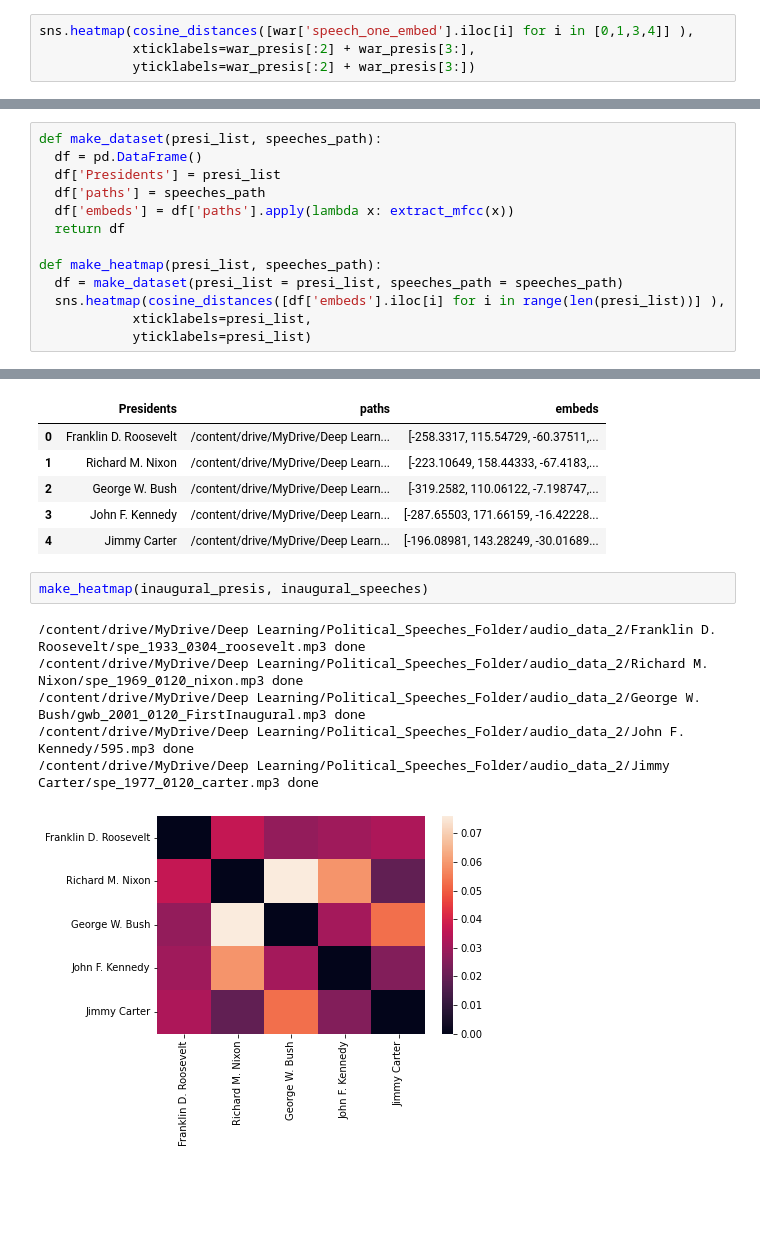
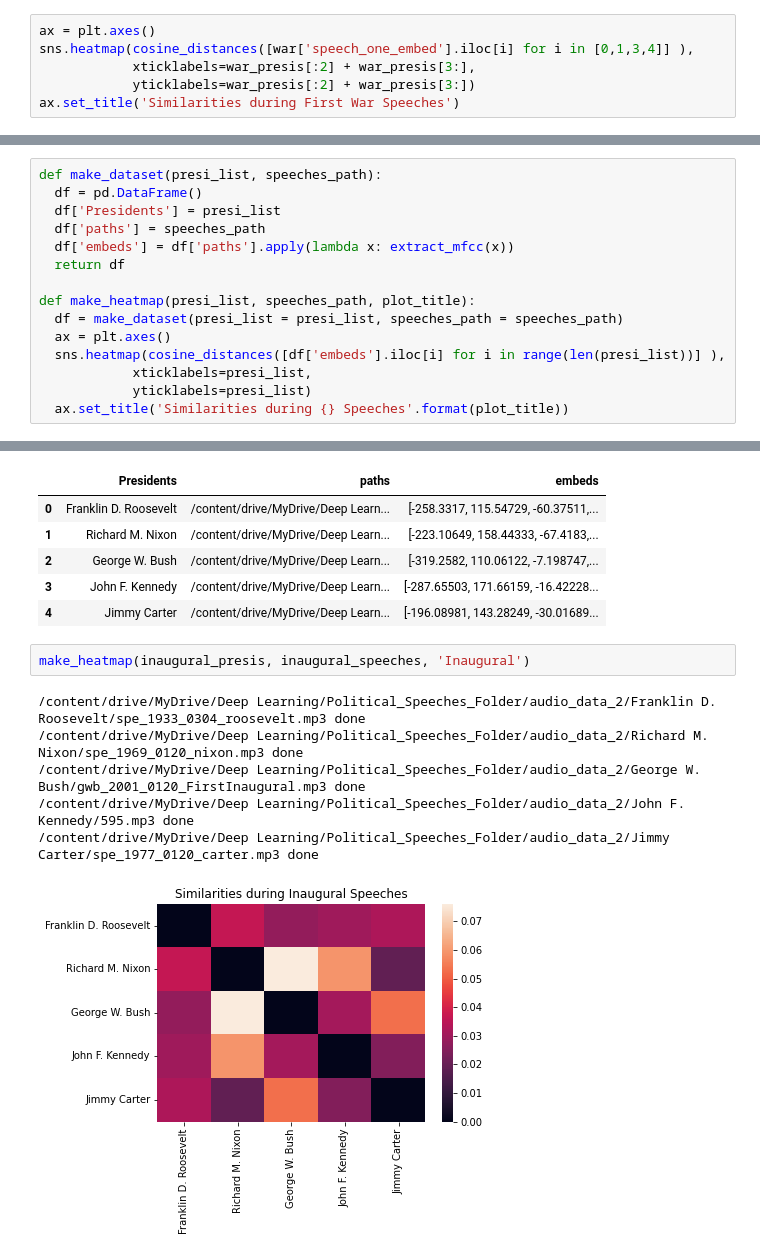
Before and after one commit to ShiyangLai/Political-Speech-Deep-Learning-Final-Project, a Jupyter notebook: notebook/audio_emotion_recognition.ipynb, the cells around one changed output, grey strips where cells are left out. Saved outputs shown, nothing was run; the diff lists cells and outputs as text; blank space fills up the shorter version.

```diff
--- a/notebook/audio_emotion_recognition.ipynb
+++ b/notebook/audio_emotion_recognition.ipynb
@@ -461,7 +483,9 @@ array([-4.0601553e+02,  8.5235428e+01,  6.9337268e+00,  1.6694801e+01,
 # %% [markdown]
 First War Speech
 # %%
+ax = plt.axes()
 sns.heatmap(cosine_distances([war['speech_one_embed'].iloc[i] for i in [0,1,3,4]] ),
             xticklabels=war_presis[:2] + war_presis[3:],
             yticklabels=war_presis[:2] + war_presis[3:])
+ax.set_title('Similarities during First War Speeches')
 # %% [output]
@@ -536,11 +560,13 @@ def make_dataset(presi_list, speeches_path):
   df['embeds'] = df['paths'].apply(lambda x: extract_mfcc(x))
   return df
 
-def make_heatmap(presi_list, speeches_path):
+def make_heatmap(presi_list, speeches_path, plot_title):
   df = make_dataset(presi_list = presi_list, speeches_path = speeches_path)
+  ax = plt.axes()
   sns.heatmap(cosine_distances([df['embeds'].iloc[i] for i in range(len(presi_list))] ),
             xticklabels=presi_list,
             yticklabels=presi_list)
+  ax.set_title('Similarities during {} Speeches'.format(plot_title))
 # %%
 inaugural = make_dataset(inaugural_presis, inaugural_speeches)
 # %% [output]
@@ -559,11 +585,11 @@ inaugural.head()
 | 3 | John F. Kennedy | /content/drive/MyDrive/Deep Learn... | [-287.65503, 171.66159, -16.42228... |
 | 4 | Jimmy Carter | /content/drive/MyDrive/Deep Learn... | [-196.08981, 143.28249, -30.01689... |
 # %%
-make_heatmap(inaugural_presis, inaugural_speeches)
+make_heatmap(inaugural_presis, inaugural_speeches, 'Inaugural')
 # %% [output]
 /content/drive/MyDrive/Deep Learning/Political_Speeches_Folder/audio_data_2/Franklin D. Roosevelt/spe_1933_0304_roosevelt.mp3 done
 /content/drive/MyDrive/Deep Learning/Political_Speeches_Folder/audio_data_2/Richard M. Nixon/spe_1969_0120_nixon.mp3 done
 /content/drive/MyDrive/Deep Learning/Political_Speeches_Folder/audio_data_2/George W. Bush/gwb_2001_0120_FirstInaugural.mp3 done
 /content/drive/MyDrive/Deep Learning/Political_Speeches_Folder/audio_data_2/John F. Kennedy/595.mp3 done
 /content/drive/MyDrive/Deep Learning/Political_Speeches_Folder/audio_data_2/Jimmy Carter/spe_1977_0120_carter.mp3 done
-[figure, old version]
+[figure, new version]
```
Also changed, not shown: parts of 29 cells of this notebook.
